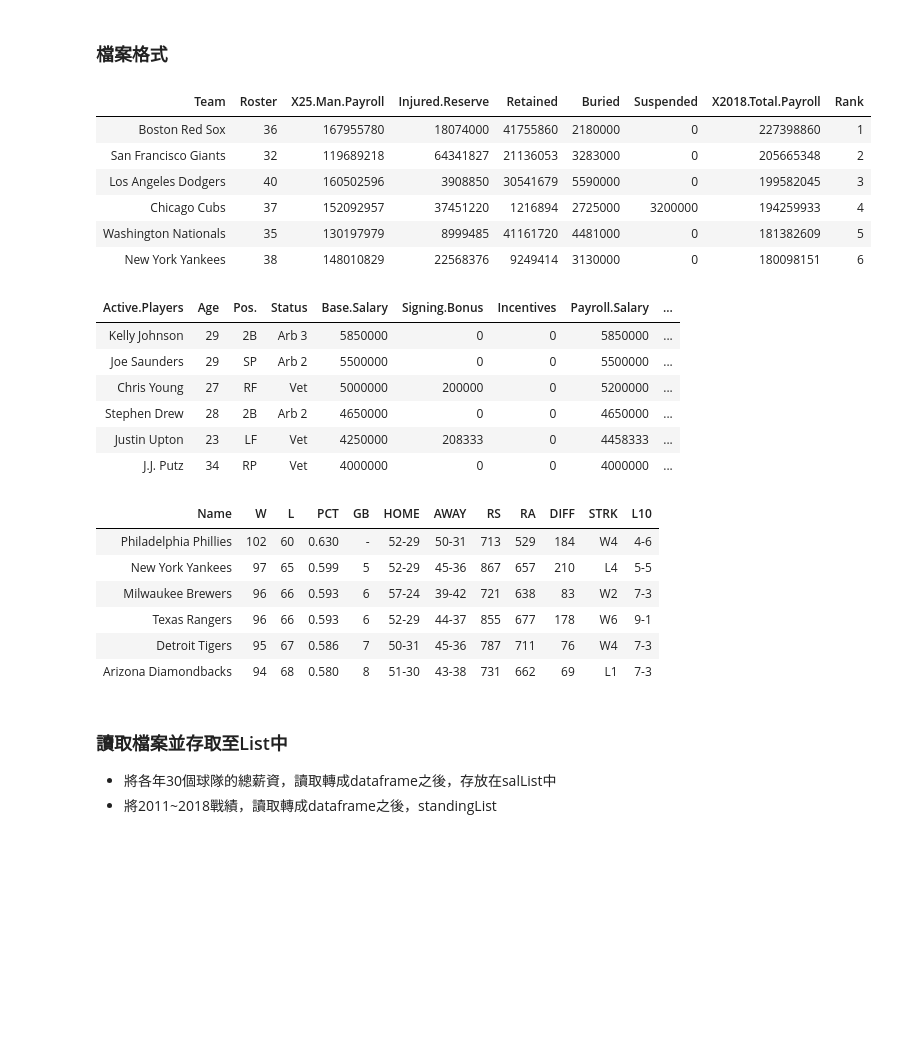
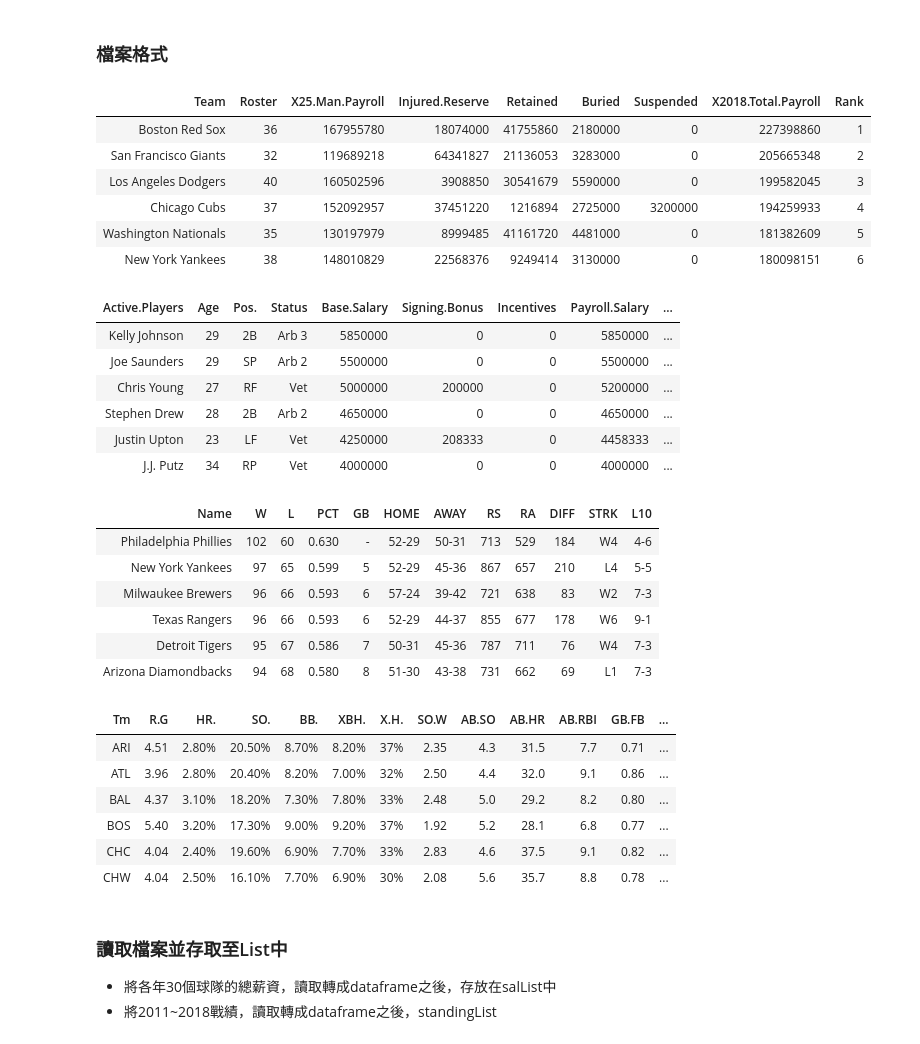
Before and after one commit to ntuken/MLB-baseball, a Jupyter notebook: Data Analysis.ipynb, the cells around one changed output. Saved outputs shown, nothing was run; the diff lists cells and outputs as text; code cells hidden in the pictures; blank space fills up the shorter version.

```diff
--- a/Data Analysis.ipynb
+++ b/Data Analysis.ipynb
@@ -37,29 +20,37 @@ Warning message:
 # %%
 head(read.csv("球隊薪資\\2018.csv"))
 head(read.csv("25人名單薪資\\Arizona Diamondbacks 2011.csv"))
 head(read.csv("戰績\\2011.csv"))
+head(read.csv("年度統計\\2011.csv"))
 # %% [output]
 | Team | Roster | X25.Man.Payroll | Injured.Reserve | Retained | Buried | Suspended | X2018.Total.Payroll | Rank |
 | Boston Red Sox | 36 | 167955780 | 18074000 | 41755860 | 2180000 | 0 | 227398860 | 1 |
 | San Francisco Giants | 32 | 119689218 | 64341827 | 21136053 | 3283000 | 0 | 205665348 | 2 |
 | Los Angeles Dodgers | 40 | 160502596 | 3908850 | 30541679 | 5590000 | 0 | 199582045 | 3 |
 | Chicago Cubs | 37 | 152092957 | 37451220 | 1216894 | 2725000 | 3200000 | 194259933 | 4 |
 | Washington Nationals | 35 | 130197979 | 8999485 | 41161720 | 4481000 | 0 | 181382609 | 5 |
 | New York Yankees | 38 | 148010829 | 22568376 | 9249414 | 3130000 | 0 | 180098151 | 6 |
 | Active.Players | Age | Pos. | Status | Base.Salary | Signing.Bonus | Incentives | Payroll.Salary | ... |
 | Kelly Johnson | 29 | 2B | Arb 3 | 5850000 | 0 | 0 | 5850000 | ... |
 | Joe Saunders | 29 | SP | Arb 2 | 5500000 | 0 | 0 | 5500000 | ... |
 | Chris Young | 27 | RF | Vet | 5000000 | 200000 | 0 | 5200000 | ... |
 | Stephen Drew | 28 | 2B | Arb 2 | 4650000 | 0 | 0 | 4650000 | ... |
 | Justin Upton | 23 | LF | Vet | 4250000 | 208333 | 0 | 4458333 | ... |
 | J.J. Putz | 34 | RP | Vet | 4000000 | 0 | 0 | 4000000 | ... |
 | Name | W | L | PCT | GB | HOME | AWAY | RS | RA | DIFF | STRK | L10 |
 | Philadelphia Phillies | 102 | 60 | 0.630 | - | 52-29 | 50-31 | 713 | 529 | 184 | W4 | 4-6 |
 | New York Yankees | 97 | 65 | 0.599 | 5 | 52-29 | 45-36 | 867 | 657 | 210 | L4 | 5-5 |
 | Milwaukee Brewers | 96 | 66 | 0.593 | 6 | 57-24 | 39-42 | 721 | 638 | 83 | W2 | 7-3 |
 | Texas Rangers | 96 | 66 | 0.593 | 6 | 52-29 | 44-37 | 855 | 677 | 178 | W6 | 9-1 |
 | Detroit Tigers | 95 | 67 | 0.586 | 7 | 50-31 | 45-36 | 787 | 711 | 76 | W4 | 7-3 |
 | Arizona Diamondbacks | 94 | 68 | 0.580 | 8 | 51-30 | 43-38 | 731 | 662 | 69 | L1 | 7-3 |
+| Tm | R.G | HR. | SO. | BB. | XBH. | X.H. | SO.W | AB.SO | AB.HR | AB.RBI | GB.FB | ... |
+| ARI | 4.51 | 2.80% | 20.50% | 8.70% | 8.20% | 37% | 2.35 | 4.3 | 31.5 | 7.7 | 0.71 | ... |
+| ATL | 3.96 | 2.80% | 20.40% | 8.20% | 7.00% | 32% | 2.50 | 4.4 | 32.0 | 9.1 | 0.86 | ... |
+| BAL | 4.37 | 3.10% | 18.20% | 7.30% | 7.80% | 33% | 2.48 | 5.0 | 29.2 | 8.2 | 0.80 | ... |
+| BOS | 5.40 | 3.20% | 17.30% | 9.00% | 9.20% | 37% | 1.92 | 5.2 | 28.1 | 6.8 | 0.77 | ... |
+| CHC | 4.04 | 2.40% | 19.60% | 6.90% | 7.70% | 33% | 2.83 | 4.6 | 37.5 | 9.1 | 0.82 | ... |
+| CHW | 4.04 | 2.50% | 16.10% | 7.70% | 6.90% | 30% | 2.08 | 5.6 | 35.7 | 8.8 | 0.78 | ... |
 # %% [markdown]
 ### 讀取檔案並存取至List中
 
```
Also changed, not shown: parts of 7 cells of this notebook, 9 other files.
